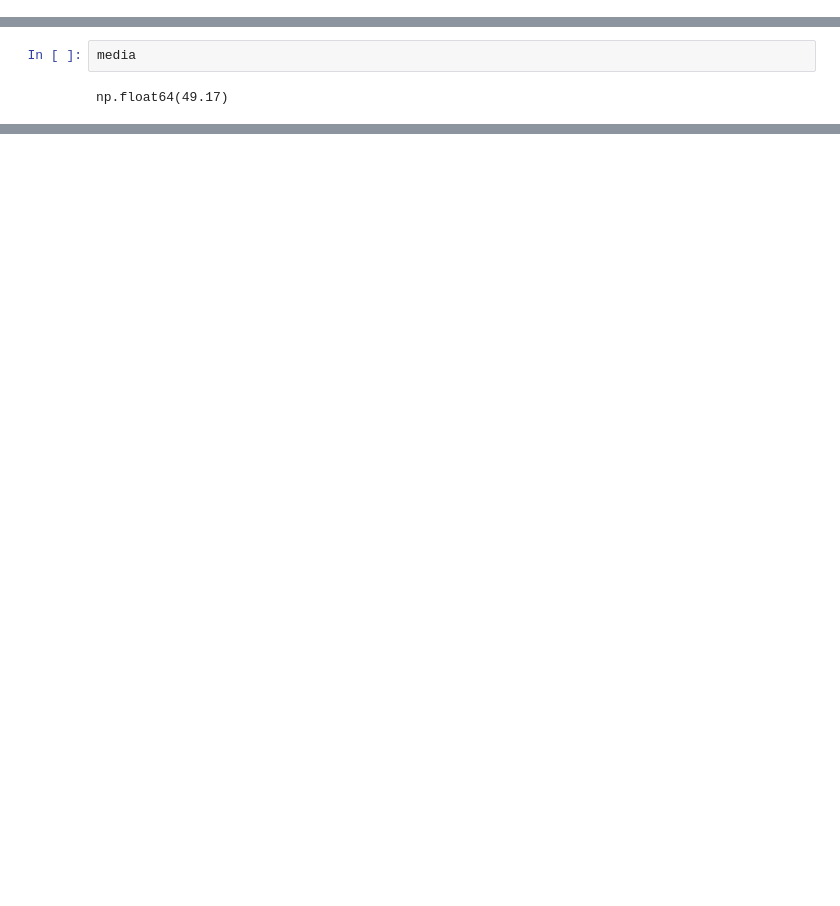
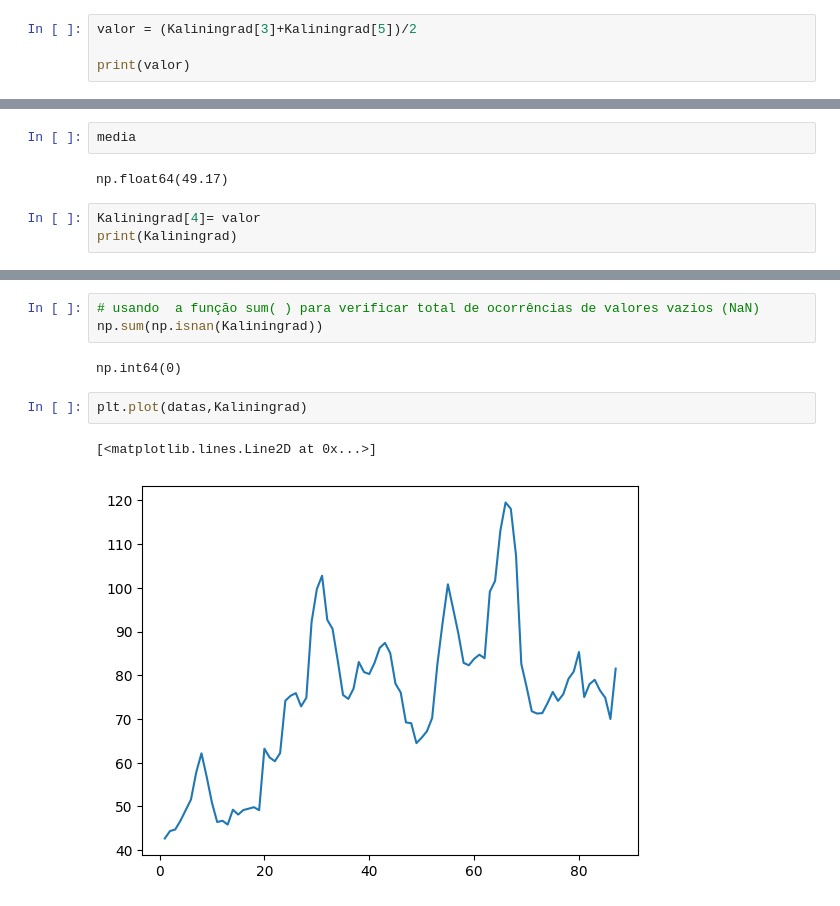
Before and after one commit to lucioamarante/curso_matematica_IA, a Jupyter notebook: aula3.ipynb, the cells around one changed output, grey strips where cells are left out. Cells and saved outputs as stored; diff of their text form; blank space fills up the shorter version.

```diff
--- a/aula3.ipynb
+++ b/aula3.ipynb
@@ -378,3 +378,7 @@ False
 # --- IGNORE ----
 # %%
 media = (Kaliningrad[3]+Kaliningrad[5])/ 2
+# %%
+valor = (Kaliningrad[3]+Kaliningrad[5])/2
+
+print(valor)
@@ -382,3 +388,6 @@ media = (Kaliningrad[3]+Kaliningrad[5])/ 2
 media
 # %% [output]
 np.float64(49.17)
+# %%
+Kaliningrad[4]= valor
+print(Kaliningrad)
@@ -384,0 +404,10 @@ np.float64(49.17)
+# %%
+# usando  a função sum( ) para verificar total de ocorrências de valores vazios (NaN)
+np.sum(np.isnan(Kaliningrad))
+# %% [output]
+np.int64(0)
+# %%
+plt.plot(datas,Kaliningrad)
+# %% [output]
+[<matplotlib.lines.Line2D at 0x...>]
+[figure, added]
```
Also changed, not shown: parts of 2 cells of this notebook.
